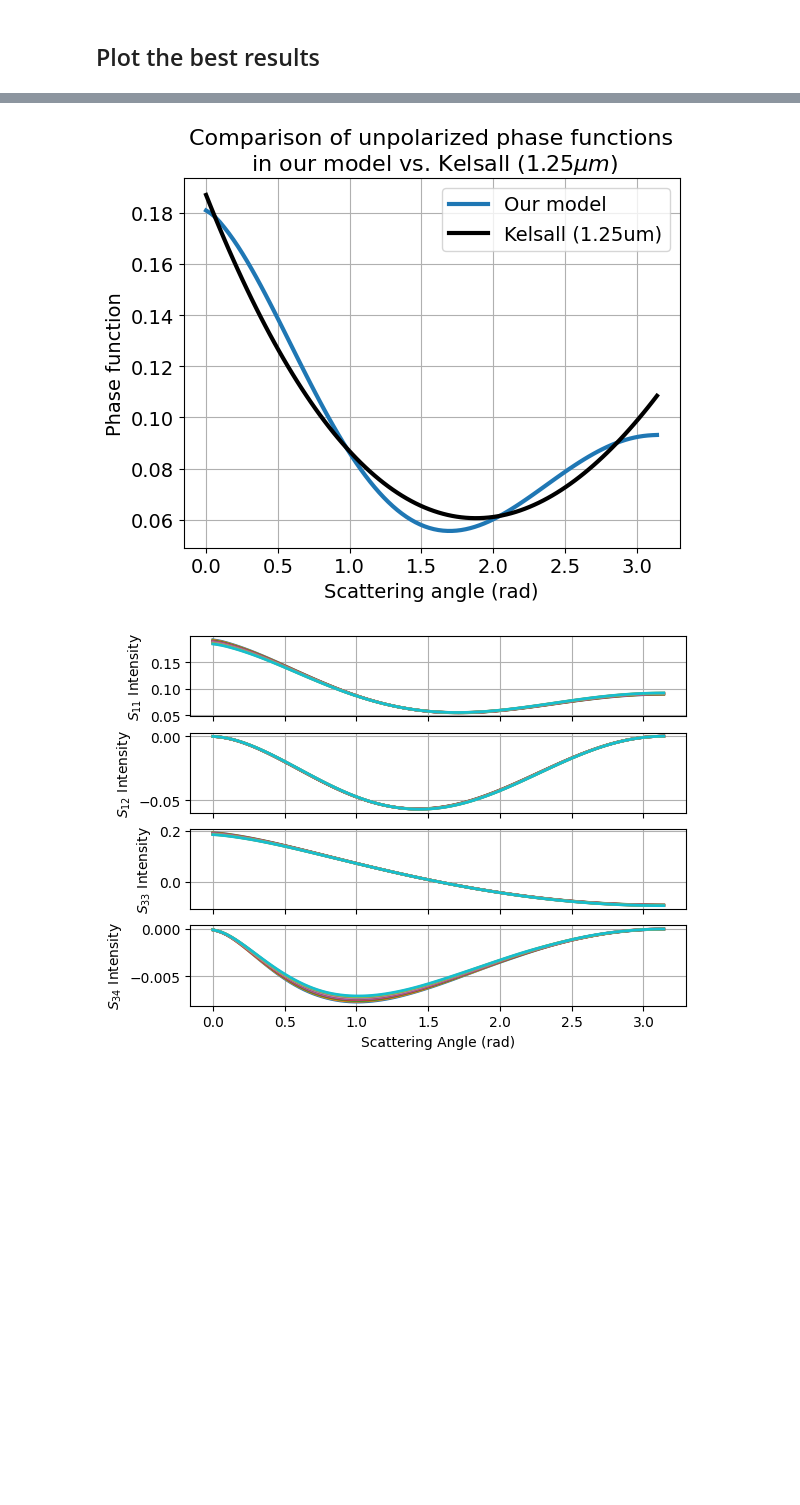
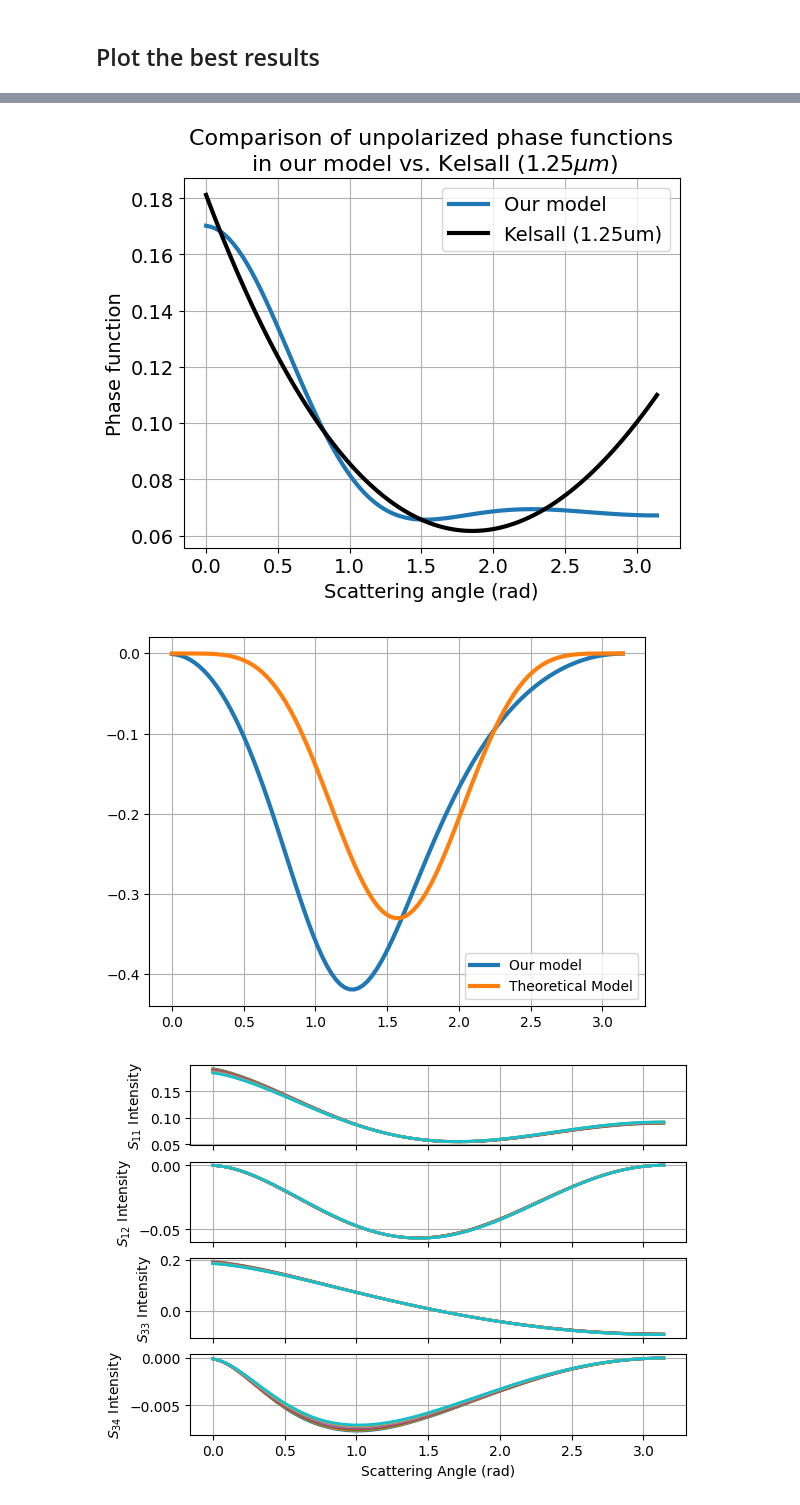
Before and after one commit to oravitan/zodiacal-polarized, a Jupyter notebook: notebooks/generate_mie_models.ipynb, the cells around one changed output, grey strips where cells are left out. Cells and saved outputs as stored; diff of their text form; code cells hidden in the pictures; blank space fills up the shorter version.

```diff
--- a/notebooks/generate_mie_models.ipynb
+++ b/notebooks/generate_mie_models.ipynb
@@ -186,7 +151,7 @@ plot_mueller_matrix_elems(theta, mie_scatt[:, :, 0, 0], mie_scatt[:, :, 0, 1],
 # %%
 # Compare to Kelsall's model
 mie_scatt = mie(1250, theta)
-kelsall_125um = get_phase_function(theta, C1)
+kelsall_125um = get_phase_function(theta, C_w[1250])
 
 plt.figure()
 plt.plot(theta, mie_scatt[:, :, 0, 0], lw=3, label='Our model')
@@ -200,7 +165,16 @@ plt.gca().tick_params(axis='both', which='major', labelsize=14)
 plt.savefig('outputs/mie_kelsall_model_compare.pdf', format='pdf')
 plt.show()
 # %% [output]
-[figure, old version]
+[figure, new version]
+# %%
+plt.figure()
+plt.plot(theta, mie_scatt[:, :, 0, 1]/mie_scatt[:, :, 0, 0], lw=3, label='Our model')
+plt.plot(theta, -0.33*np.sin(theta)**5, lw=3, label='Theoretical Model')
+plt.legend()
+plt.grid()
+plt.show()
+# %% [output]
+[figure, added]
 # %%
 # Display out model in the White Light spectrum
 spectrum_wl = np.logspace(np.log10(300), np.log10(700), 10)  # white light wavelength in nm
```
Also changed, not shown: parts of 15 cells of this notebook, 2 other files.
